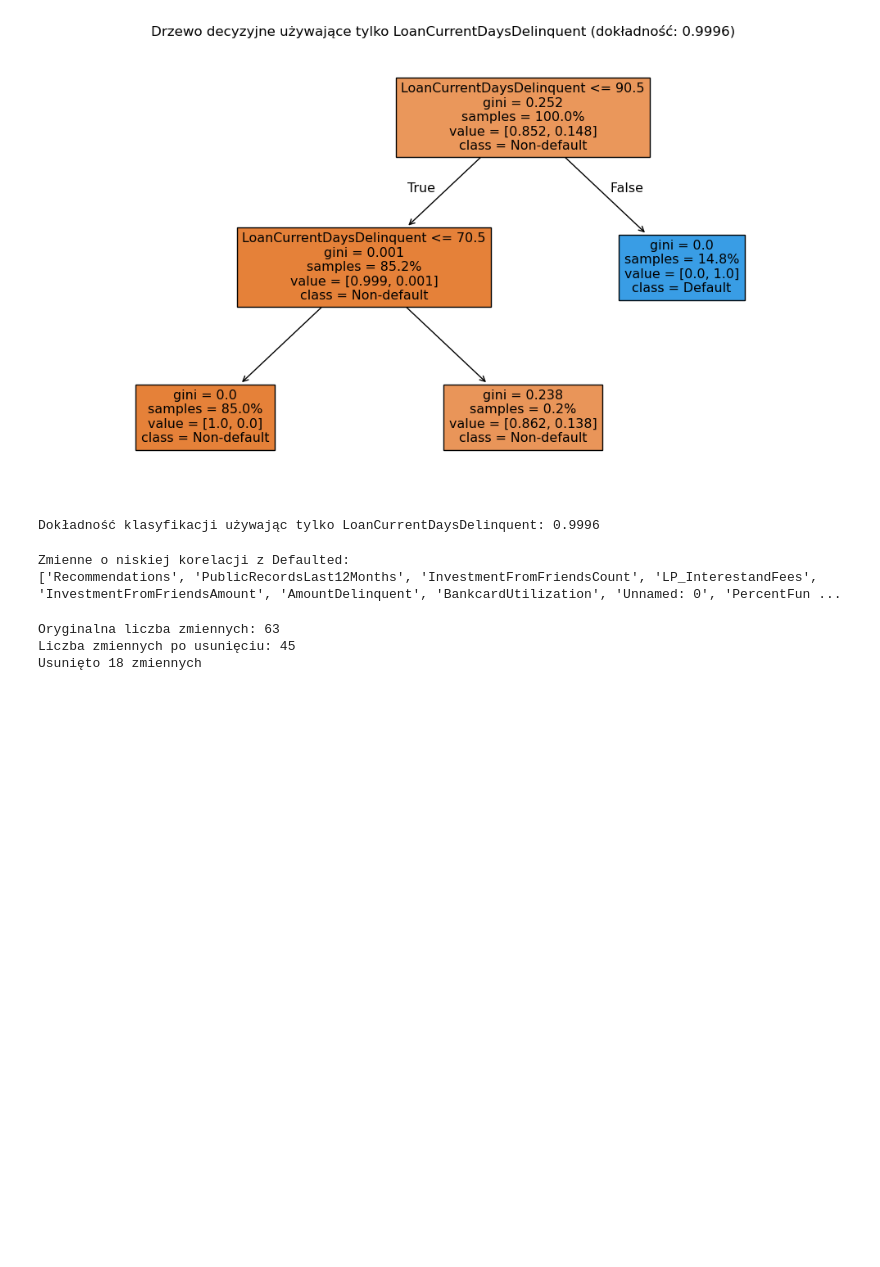
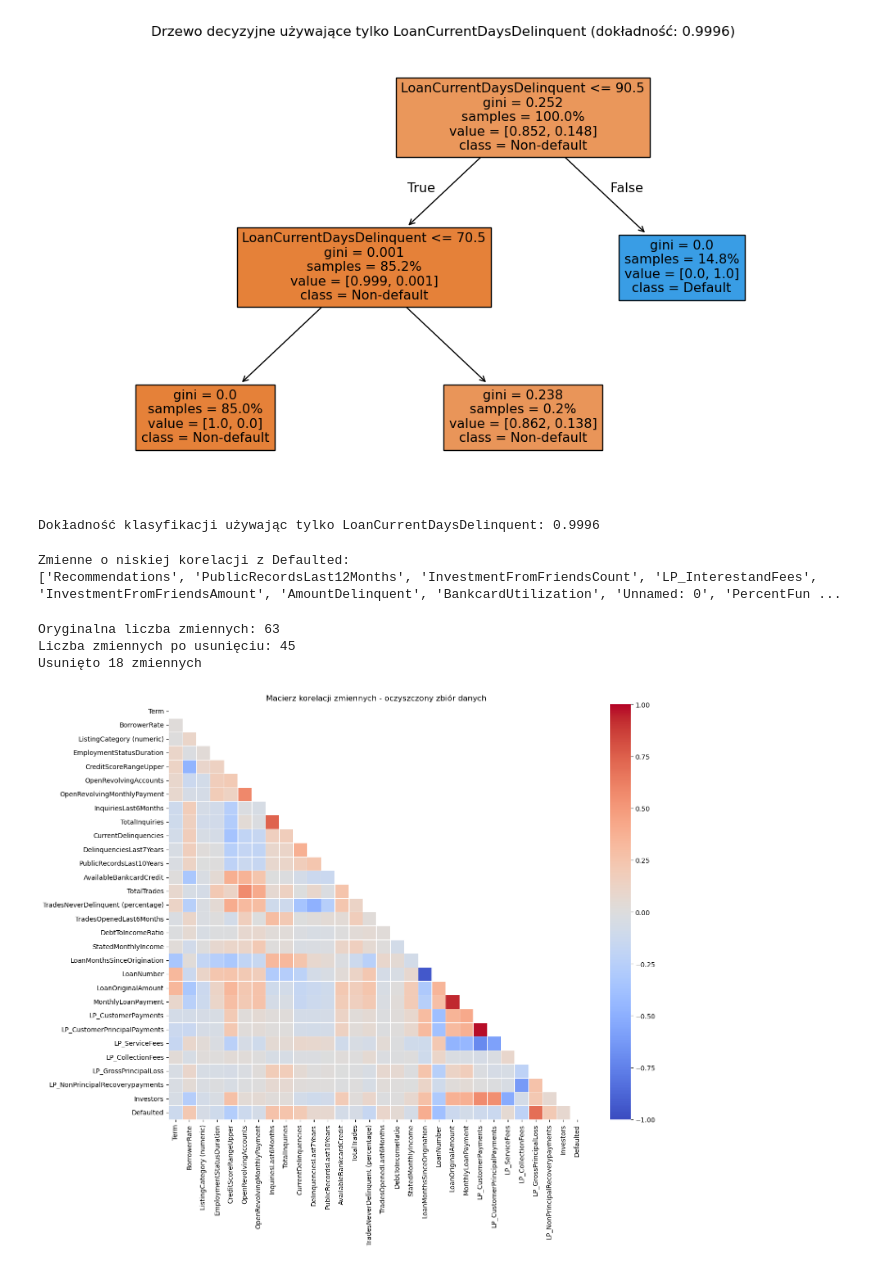
Before and after one commit to hoanganhlinh/MRK-projekt, a Jupyter notebook: 02_EDA cleaned.ipynb, the cells around one changed output. Drawn from its saved outputs; the diff is of its cells as text; code cells hidden in the pictures; blank space fills up the shorter version.

```diff
--- a/02_EDA cleaned.ipynb
+++ b/02_EDA cleaned.ipynb
@@ -486,3 +467,28 @@ df_cleaned.to_csv('cleaned_data.csv', index=False)
 Oryginalna liczba zmiennych: 63
 Liczba zmiennych po usunięciu: 45
 Usunięto 18 zmiennych
+# %%
+import pandas as pd
+import matplotlib.pyplot as plt
+import seaborn as sns
+import numpy as np
+
+# Wczytanie oczyszczonego pliku CSV
+file_path = 'cleaned_data.csv'
+df_cleaned = pd.read_csv(file_path)
+
+# Wybór zmiennych numerycznych do analizy korelacji
+numeric_cols_cleaned = df_cleaned.select_dtypes(include=['int64', 'float64']).columns
+
+# Obliczenie macierzy korelacji
+correlation_matrix_cleaned = df_cleaned[numeric_cols_cleaned].corr()
+
+# Wizualizacja macierzy korelacji (górny trójkąt)
+plt.figure(figsize=(14, 12))
+mask = np.triu(np.ones_like(correlation_matrix_cleaned, dtype=bool))
+sns.heatmap(correlation_matrix_cleaned, mask=mask, cmap='coolwarm', vmin=-1, vmax=1, annot=False, linewidths=0.5)
+plt.title('Macierz korelacji zmiennych - oczyszczony zbiór danych')
+plt.tight_layout()
+plt.show()
+# %% [output]
+[figure, added]
```
Also changed, not shown: parts of 4 cells of this notebook.
